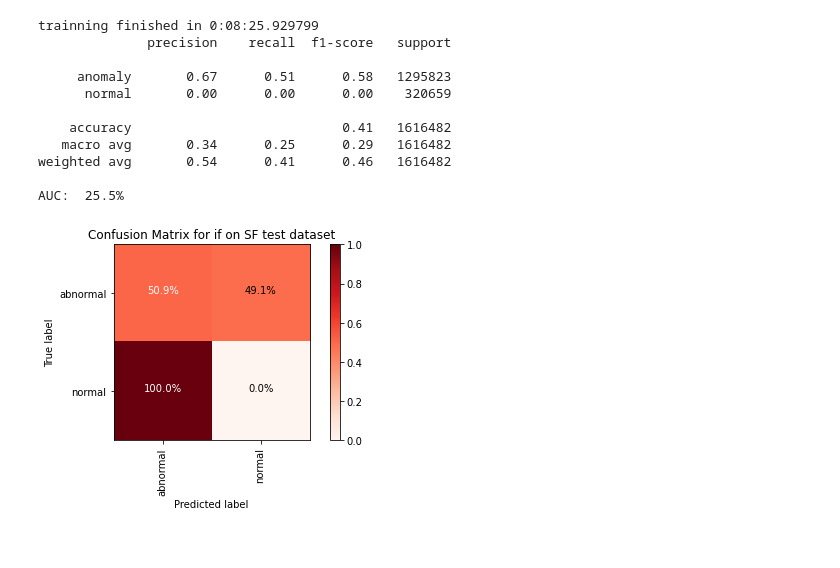
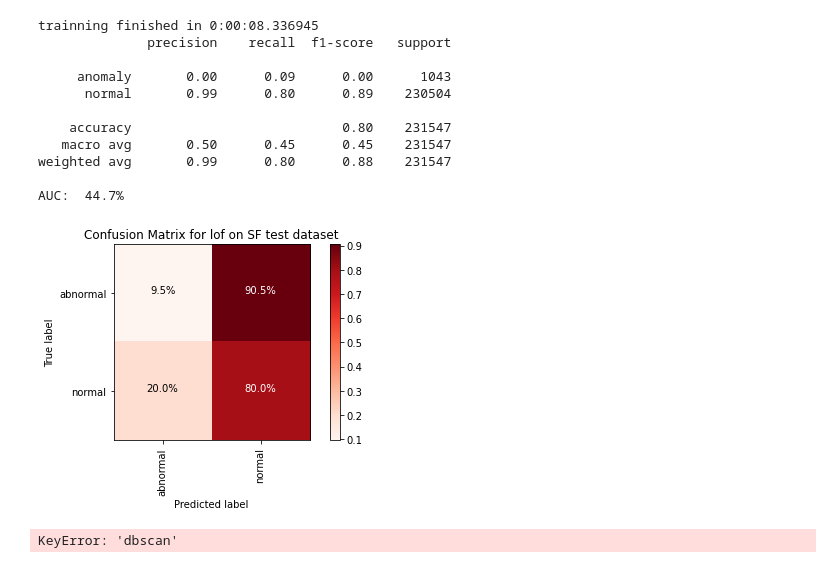
Before and after one commit to Thanhphan1147/kddcup_benchmark, a Jupyter notebook: KDDCUP99_benchmark_v2.ipynb, the cells around one changed output. Cells and saved outputs as stored; diff of their text form; code cells hidden in the pictures.

```diff
--- a/KDDCUP99_benchmark_v2.ipynb
+++ b/KDDCUP99_benchmark_v2.ipynb
@@ -111,20 +16,3 @@ estimators = {
     "dbs": dbscan,
     "svm": ocsvm
 }
-# %%
-def model(algorithm = "if", ds="SF"):
-    if ds == "SF":
-        x_train, y_train, x_test, y_test = (X_train_sf, y_train_sf, X_test_sf, y_test_sf)
-    elif ds == "SA":
-        x_train, y_train, x_test, y_test = (X_train_sa, y_train_sa, X_test_sa, y_test_sa)
-    else:
-        return
-
-    s = datetime.datetime.now()
-    y_pred = estimators[algorithm].fit(x_train).predict(x_test)
-    t = datetime.datetime.now() - s
-    print(f"trainning finished in {t}")
-    print(classification_report(y_test, y_pred, target_names=['anomaly', 'normal']))
-    print ("AUC: ", "{:.1%}".format(roc_auc_score(y_test, y_pred)))
-    plot_confusion_matrix(confusion_matrix(y_test, y_pred), f"Confusion Matrix for {algorithm} on SF test dataset")
-    return (t, precision_recall_fscore_support(y_test, y_pred, labels=[-1]))
@@ -131,3 +55,3 @@ def model(algorithm = "if", ds="SF"):
 # %%
-t, s = model("if", "SF")
+results.append(model("if", "SF"))
 # %% [output]
@@ -192,15 +70,19 @@ estimators = {
-# %%
-t, s = model("if", "SA")
-# %% [output]
-trainning finished in 0:08:25.929799
-              precision    recall  f1-score   support
-
-     anomaly       0.67      0.51      0.58   1295823
-      normal       0.00      0.00      0.00    320659
-
-    accuracy                           0.41   1616482
-   macro avg       0.34      0.25      0.29   1616482
-weighted avg       0.54      0.41      0.46   1616482
-
-AUC:  25.5%
-[figure, removed]
+# %%
+results.append(model("lof", "SF"))
+# %% [output]
+trainning finished in 0:00:08.336945
+              precision    recall  f1-score   support
+
+     anomaly       0.00      0.09      0.00      1043
+      normal       0.99      0.80      0.89    230504
+
+    accuracy                           0.80    231547
+   macro avg       0.50      0.45      0.45    231547
+weighted avg       0.99      0.80      0.88    231547
+
+AUC:  44.7%
+[figure, added]
+# %%
+results.append(model("dbscan", "SF"))
+# %% [output]
+KeyError: 'dbscan'
```
Also changed, not shown: parts of 11 cells of this notebook, 6 other files.
